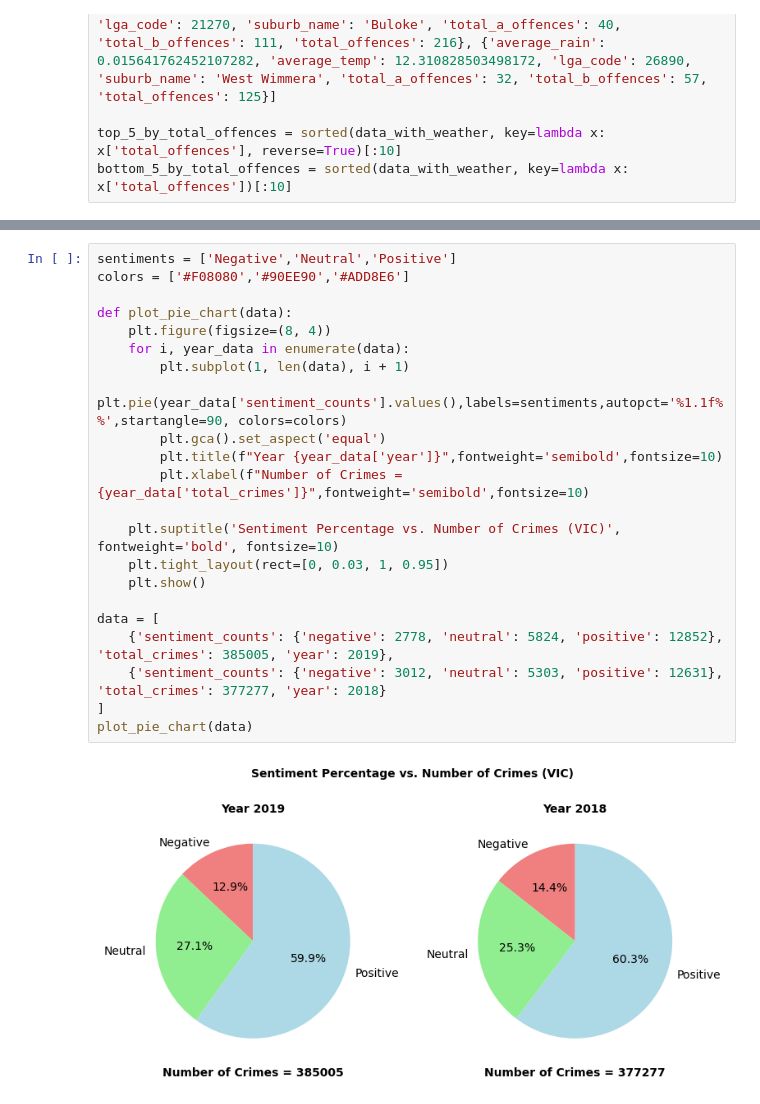
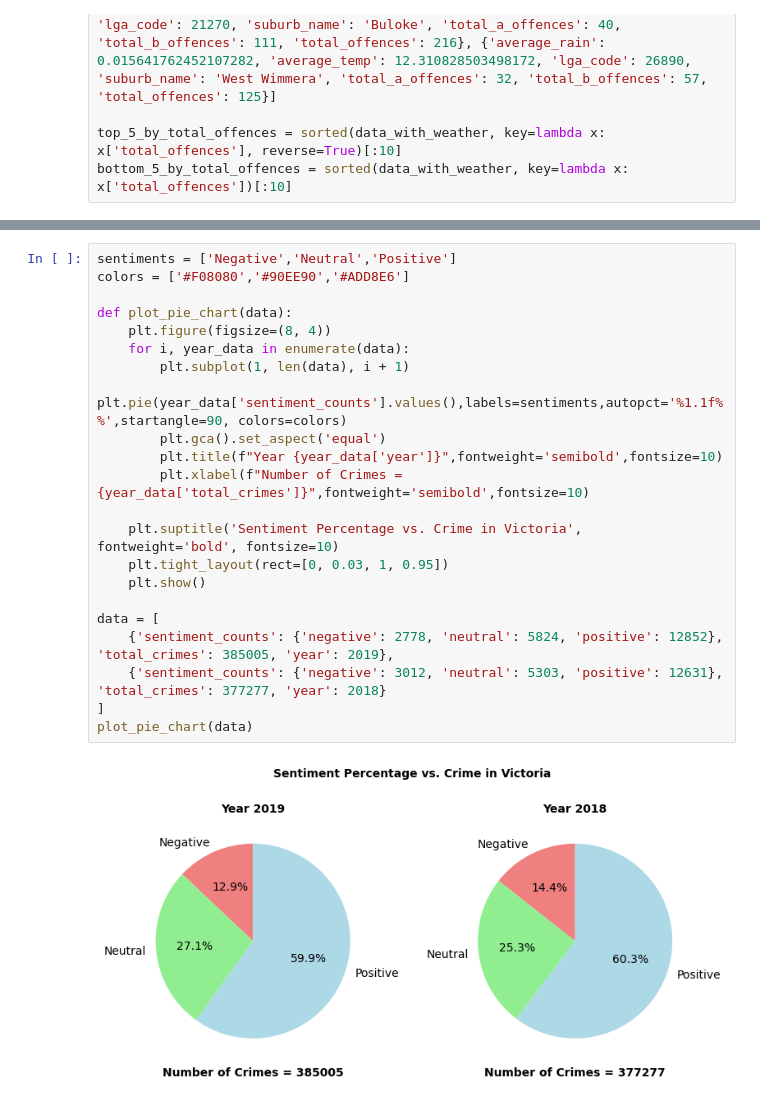
Before and after one commit to TLzzs/Realtime-Data-Analytic, a Jupyter notebook: frontend/plot_debug.ipynb, the cells around one changed output, grey strips where cells are left out. Saved outputs shown, nothing was run; the diff lists cells and outputs as text.

```diff
--- a/frontend/plot_debug.ipynb
+++ b/frontend/plot_debug.ipynb
@@ -170,24 +163,24 @@ plot_bar_chart('average_temp',top_5_by_total_offences)
 # %%
 sentiments = ['Negative','Neutral','Positive']
 colors = ['#F08080','#90EE90','#ADD8E6']
 
 def plot_pie_chart(data):
     plt.figure(figsize=(8, 4))
     for i, year_data in enumerate(data):
         plt.subplot(1, len(data), i + 1)
         plt.pie(year_data['sentiment_counts'].values(),labels=sentiments,autopct='%1.1f%%',startangle=90, colors=colors)
         plt.gca().set_aspect('equal')
         plt.title(f"Year {year_data['year']}",fontweight='semibold',fontsize=10)
         plt.xlabel(f"Number of Crimes = {year_data['total_crimes']}",fontweight='semibold',fontsize=10)
 
-    plt.suptitle('Sentiment Percentage vs. Number of Crimes (VIC)', fontweight='bold', fontsize=10)
+    plt.suptitle('Sentiment Percentage vs. Crime in Victoria', fontweight='bold', fontsize=10)
     plt.tight_layout(rect=[0, 0.03, 1, 0.95])
     plt.show()
 
 data = [
     {'sentiment_counts': {'negative': 2778, 'neutral': 5824, 'positive': 12852}, 'total_crimes': 385005, 'year': 2019},
     {'sentiment_counts': {'negative': 3012, 'neutral': 5303, 'positive': 12631}, 'total_crimes': 377277, 'year': 2018}
 ]
 plot_pie_chart(data)
 # %% [output]
-[figure, old version]
+[figure, new version]
```
Also changed, not shown: parts of 3 cells of this notebook, 2 other files.
